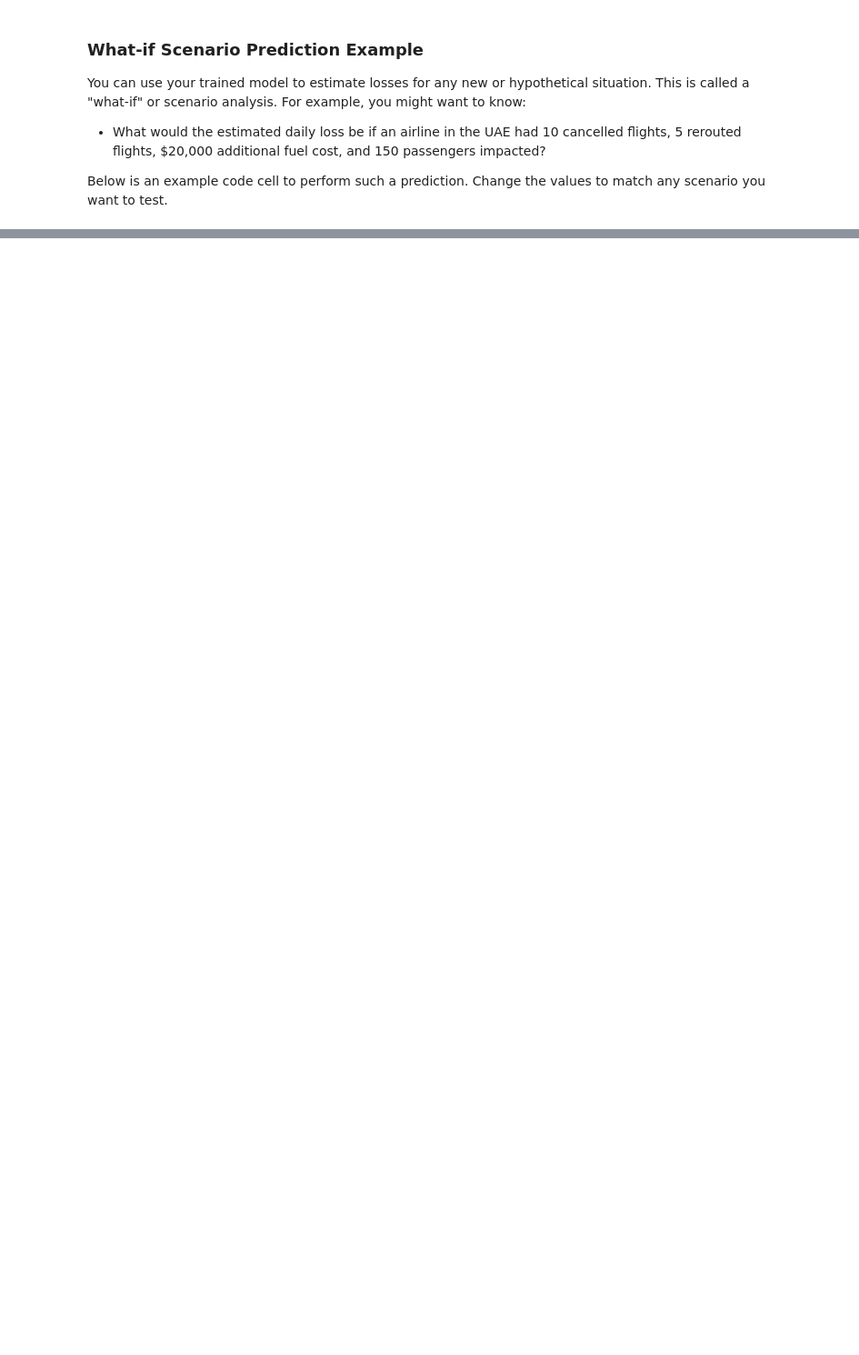
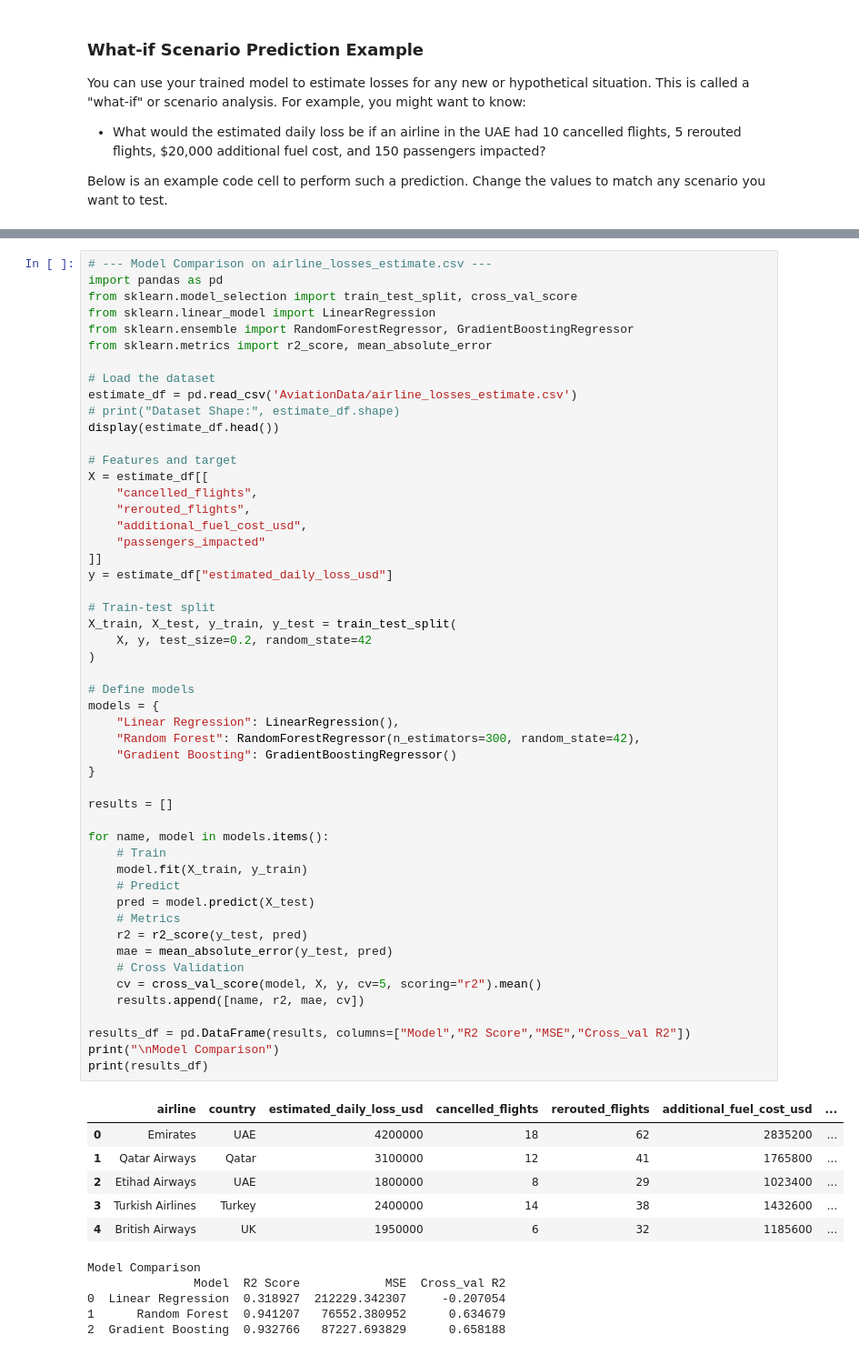
Before and after one commit to Ramyashok94/data720-python, a Jupyter notebook: Final_project/Ramya_Ashok_Kumar_FinalProject.ipynb, the cells around one changed output, grey strips where cells are left out. Shown at 91% size. Cells and saved outputs as stored; diff of their text form; blank space fills up the shorter version.

```diff
--- a/Final_project/Ramya_Ashok_Kumar_FinalProject.ipynb
+++ b/Final_project/Ramya_Ashok_Kumar_FinalProject.ipynb
@@ -850,0 +1021,63 @@ Predicted estimated daily loss (USD): 429,688.00
+# %%
+# --- Model Comparison on airline_losses_estimate.csv ---
+import pandas as pd
+from sklearn.model_selection import train_test_split, cross_val_score
+from sklearn.linear_model import LinearRegression
+from sklearn.ensemble import RandomForestRegressor, GradientBoostingRegressor
+from sklearn.metrics import r2_score, mean_absolute_error
+
+# Load the dataset
+estimate_df = pd.read_csv('AviationData/airline_losses_estimate.csv')
+# print("Dataset Shape:", estimate_df.shape)
+display(estimate_df.head())
+
+# Features and target
+X = estimate_df[[
+    "cancelled_flights",
+    "rerouted_flights",
+    "additional_fuel_cost_usd",
+    "passengers_impacted"
+]]
+y = estimate_df["estimated_daily_loss_usd"]
+
+# Train-test split
+X_train, X_test, y_train, y_test = train_test_split(
+    X, y, test_size=0.2, random_state=42
+)
+
+# Define models
+models = {
+    "Linear Regression": LinearRegression(),
+    "Random Forest": RandomForestRegressor(n_estimators=300, random_state=42),
+    "Gradient Boosting": GradientBoostingRegressor()
+}
+
+results = []
+
+for name, model in models.items():
+    # Train
+    model.fit(X_train, y_train)
+    # Predict
+    pred = model.predict(X_test)
+    # Metrics
+    r2 = r2_score(y_test, pred)
+    mae = mean_absolute_error(y_test, pred)
+    # Cross Validation
+    cv = cross_val_score(model, X, y, cv=5, scoring="r2").mean()
+    results.append([name, r2, mae, cv])
+
+results_df = pd.DataFrame(results, columns=["Model","R2 Score","MSE","Cross_val R2"])
+print("\nModel Comparison")
+print(results_df)
+# %% [output]
+|  | airline | country | estimated_daily_loss_usd | cancelled_flights | rerouted_flights | additional_fuel_cost_usd | ... |
+| 0 | Emirates | UAE | 4200000 | 18 | 62 | 2835200 | ... |
+| 1 | Qatar Airways | Qatar | 3100000 | 12 | 41 | 1765800 | ... |
+| 2 | Etihad Airways | UAE | 1800000 | 8 | 29 | 1023400 | ... |
+| 3 | Turkish Airlines | Turkey | 2400000 | 14 | 38 | 1432600 | ... |
+| 4 | British Airways | UK | 1950000 | 6 | 32 | 1185600 | ... |
+Model Comparison
+               Model  R2 Score            MSE  Cross_val R2
+0  Linear Regression  0.318927  212229.342307     -0.207054
+1      Random Forest  0.941207   76552.380952      0.634679
+2  Gradient Boosting  0.932766   87227.693829      0.658188
```
Also changed, not shown: parts of 18 cells of this notebook.
